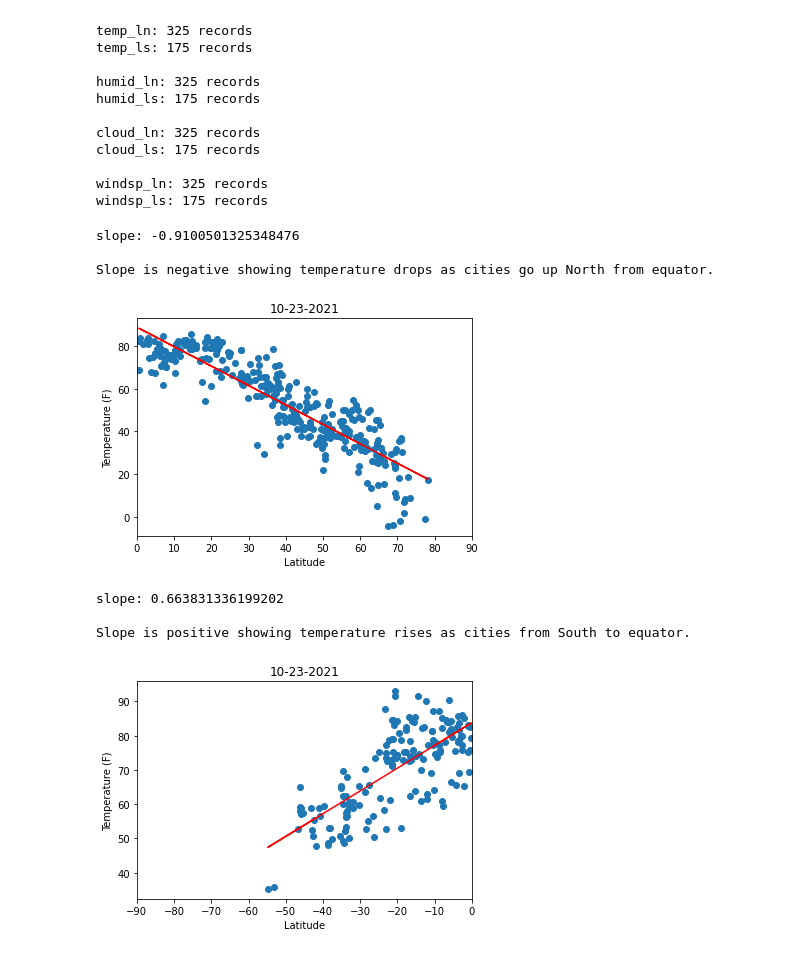
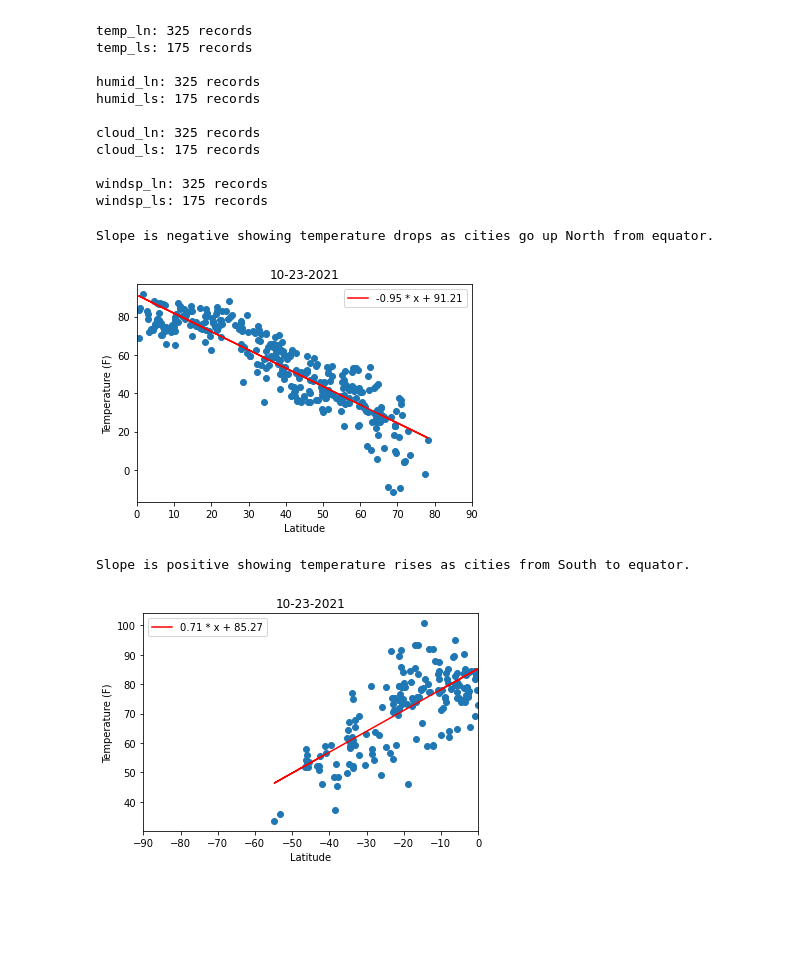
Before and after one commit to jameswniu/python-api-challenge, a Jupyter notebook: WeatherPy.ipynb, the cells around one changed output. Cells and saved outputs as stored; diff of their text form; code cells hidden in the pictures; blank space fills up the shorter version.

```diff
--- a/WeatherPy.ipynb
+++ b/WeatherPy.ipynb
@@ -27,18 +29,20 @@ for i in range(2000):
 cities_geo = list(zip(lat_l, long_l))
 # print(cities_geo)
 
-cities = []
+cities = {}
 c = 0    # count non duplicate cities
 for coords in cities_geo:
-    name = citipy.nearest_city(coords[0], coords[1]).city_name
+    city = citipy.nearest_city(coords[0], coords[1]).city_name
+    country = citipy.nearest_city(coords[0], coords[1]).country_code
 
-    if name not in cities:
-        cities.append(name)
+    if city not in cities:
+        cities[city] = country
 
         c += 1
 
     if c == 1000:
         break
 
-print(cities[:5], len(cities))
+
+print({k: cities[k] for k in list(cities)[:5]}, len(cities))
 # %% [output]
@@ -93,8 +98,8 @@ windsp_l = []
 # Automatically extract latest file
 latest_file = glob('Resources/cities_weather_*.csv')[-1]
 print(f'extracting from {latest_file}...')
-date = re.search(r'\d+', latest_file).group()
-date = datetime.strptime(date, '%Y%m%d').strftime('%m-%d-%Y')
+date0 = re.search(r'\d+', latest_file).group()
+date = datetime.strptime(date0, '%Y%m%d').strftime('%m-%d-%Y')
 
 with open(latest_file, 'r') as fr:
     next(fr)
@@ -104,12 +109,12 @@ with open(latest_file, 'r') as fr:
         tmp = line.split(',')
 #         print(tmp)
 
-        lat = float(tmp[1])
+        lat = float(tmp[2])
 
-        temp = float(tmp[2])
-        humid = float(tmp[3])
-        cloud = float(tmp[4])
-        windsp = float(tmp[5])
+        temp = float(tmp[4])
+        humid = float(tmp[5])
+        cloud = float(tmp[6])
+        windsp = float(tmp[7])
 
         lat_l.append(lat)
 
@@ -267,30 +276,30 @@ windsp_ls: 175 records
 # %%
 plt.scatter(lat_ln, temp_ln)
 plt.title(date)
 plt.xlabel('Latitude')
 plt.ylabel('Temperature (F)')
 plt.xlim([0, lat_r[1]])
 
 def reg_plot(x_l, y_l):
     x = np.array(x_l)
     y = np.array(y_l)
 
     m, b = np.polyfit(x, y, 1)
-    plt.plot(x, m * x + b, color='red')
+    plt.plot(x, m * x + b, color='red', label = '{:.2f} * x + {:.2f}'.format(m, b))
+    plt.legend()
 
     return m, b
 
 corr = reg_plot(lat_ln, temp_ln)
-print(f'slope: {corr[0]}')
+
 print("""
 Slope is negative showing temperature drops as cities go up North from equator.""")
 
+plt.savefig(rf'Resources/lat_ln_temp_ln_{date0}.png', dpi=200)
 plt.show()
 # %% [output]
-slope: -0.9100501325348476
-
 Slope is negative showing temperature drops as cities go up North from equator.
-[figure, old version]
+[figure, new version]
 # %%
 plt.scatter(lat_ls, temp_ls)
 plt.title(date)
@@ -299,16 +308,15 @@ plt.ylabel('Temperature (F)')
 plt.xlim([lat_r[0], 0])
 
 corr = reg_plot(lat_ls, temp_ls)
-print(f'slope: {corr[0]}')
+
 print("""
 Slope is positive showing temperature rises as cities from South to equator.""")
 
+plt.savefig(rf'Resources/lat_ls_temp_ls_{date0}.png', dpi=200)
 plt.show()
 # %% [output]
-slope: 0.663831336199202
-
 Slope is positive showing temperature rises as cities from South to equator.
-[figure, old version]
+[figure, new version]
 # %%
 plt.scatter(lat_ln, humid_ln)
 plt.title(date)
```
Also changed, not shown: parts of 14 cells of this notebook, 17 other files.
